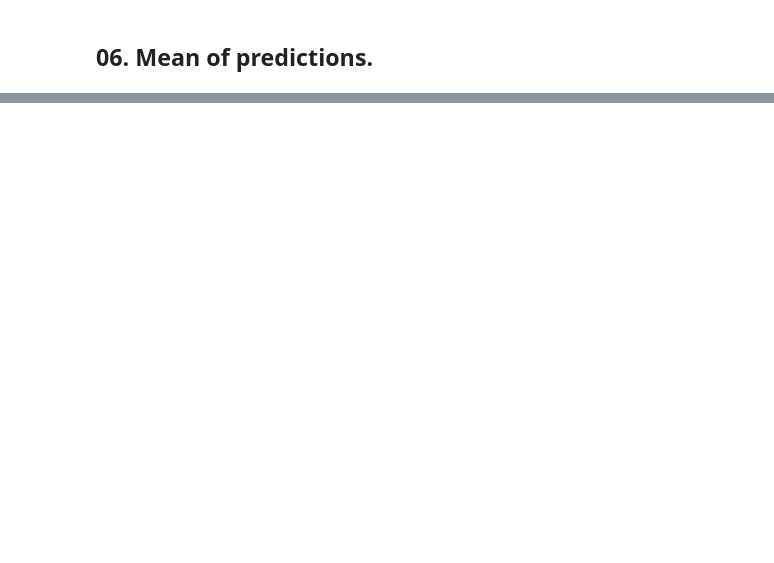
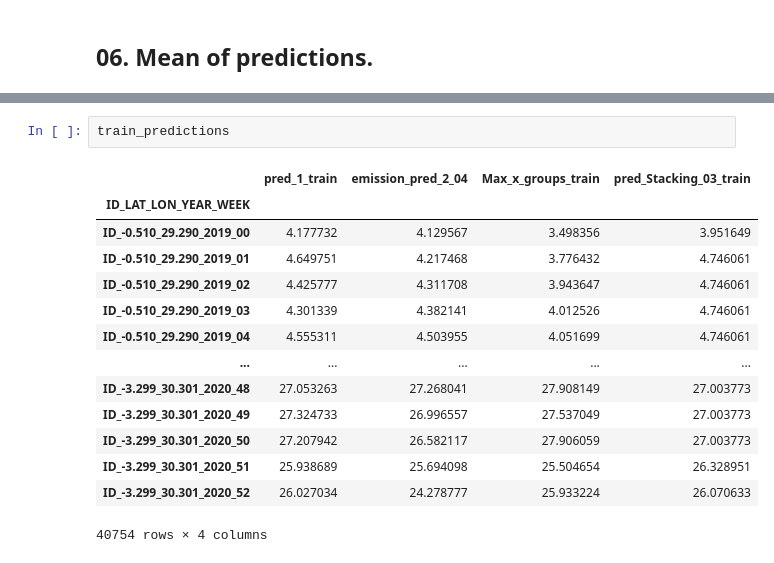
Before and after one commit to NickVasenkov/CO2-Emissions, a Jupyter notebook: CO2 Emissions Stacking.ipynb, the cells around one changed output, grey strips where cells are left out. Cells and saved outputs as stored; diff of their text form; blank space fills up the shorter version.

```diff
--- a/CO2 Emissions Stacking.ipynb
+++ b/CO2 Emissions Stacking.ipynb
@@ -576,0 +621,17 @@ scores_df
+# %%
+train_predictions
+# %% [output]
+|  | pred_1_train | emission_pred_2_04 | Max_x_groups_train | pred_Stacking_03_train |
+| ID_LAT_LON_YEAR_WEEK |  |  |  |  |
+| ID_-0.510_29.290_2019_00 | 4.177732 | 4.129567 | 3.498356 | 3.951649 |
+| ID_-0.510_29.290_2019_01 | 4.649751 | 4.217468 | 3.776432 | 4.746061 |
+| ID_-0.510_29.290_2019_02 | 4.425777 | 4.311708 | 3.943647 | 4.746061 |
+| ID_-0.510_29.290_2019_03 | 4.301339 | 4.382141 | 4.012526 | 4.746061 |
+| ID_-0.510_29.290_2019_04 | 4.555311 | 4.503955 | 4.051699 | 4.746061 |
+| ... | ... | ... | ... | ... |
+| ID_-3.299_30.301_2020_48 | 27.053263 | 27.268041 | 27.908149 | 27.003773 |
+| ID_-3.299_30.301_2020_49 | 27.324733 | 26.996557 | 27.537049 | 27.003773 |
+| ID_-3.299_30.301_2020_50 | 27.207942 | 26.582117 | 27.906059 | 27.003773 |
+| ID_-3.299_30.301_2020_51 | 25.938689 | 25.694098 | 25.504654 | 26.328951 |
+| ID_-3.299_30.301_2020_52 | 26.027034 | 24.278777 | 25.933224 | 26.070633 |
+40754 rows × 4 columns
```
Also changed, not shown: parts of 13 cells of this notebook, 39 other files.
